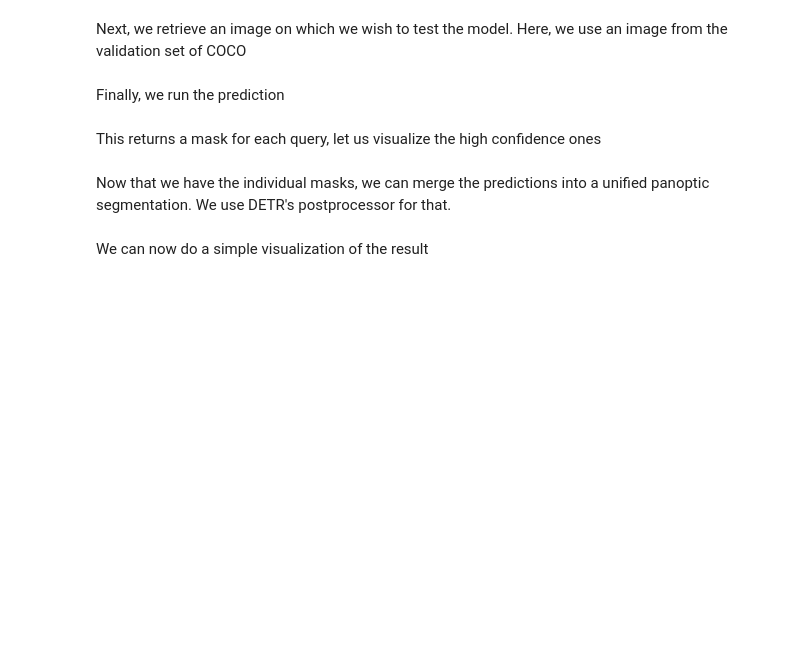
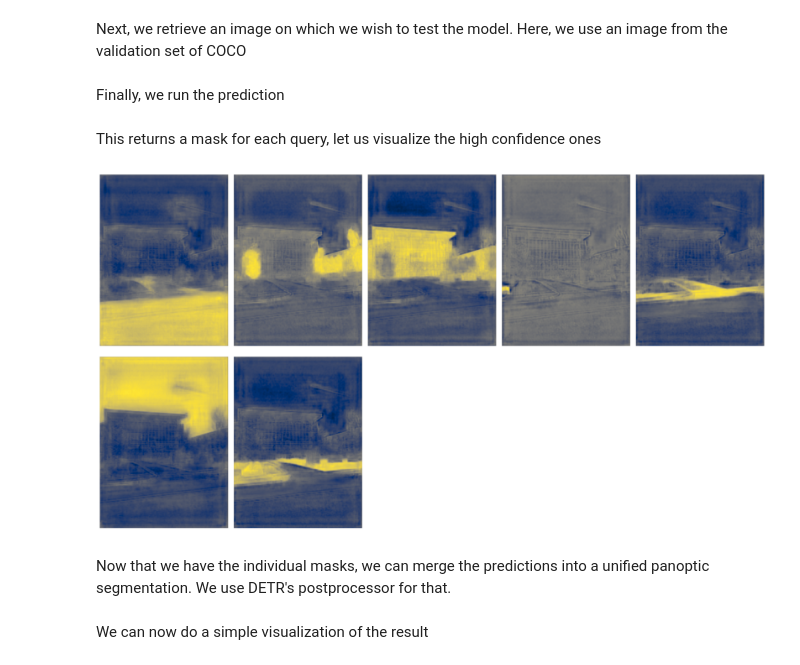
Before and after one commit to leowang707/cv_final, a Jupyter notebook: notebooks/DETR_panoptic.ipynb, the cells around one changed output. Saved outputs shown, nothing was run; the diff lists cells and outputs as text; code cells hidden in the pictures; blank space fills up the shorter version.

```diff
--- a/notebooks/DETR_panoptic.ipynb
+++ b/notebooks/DETR_panoptic.ipynb
@@ -101,8 +98,22 @@ This returns a mask for each query, let us visualize the high confidence ones
 # %%
 # compute the scores, excluding the "no-object" class (the last one)
 scores = out["pred_logits"].softmax(-1)[..., :-1].max(-1)[0]
 # threshold the confidence
-keep = scores > 0.85
+keep = scores > 0.9
+
+# Plot all the remaining masks
+ncols = 5
+fig, axs = plt.subplots(ncols=ncols, nrows=math.ceil(keep.sum().item() / ncols), figsize=(18, 10))
+for line in axs:
+    for a in line:
+        a.axis('off')
+for i, mask in enumerate(out["pred_masks"][keep]):
+    ax = axs[i // ncols, i % ncols]
+    ax.imshow(mask, cmap="cividis")
+    ax.axis('off')
+fig.tight_layout()
+# %% [output]
+[figure, added]
 # %% [markdown]
 Now that we have the individual masks, we can merge the predictions into a unified panoptic segmentation. We use DETR's postprocessor for that.
 # %%
```
Also changed, not shown: parts of 4 cells of this notebook, 20 other files.
